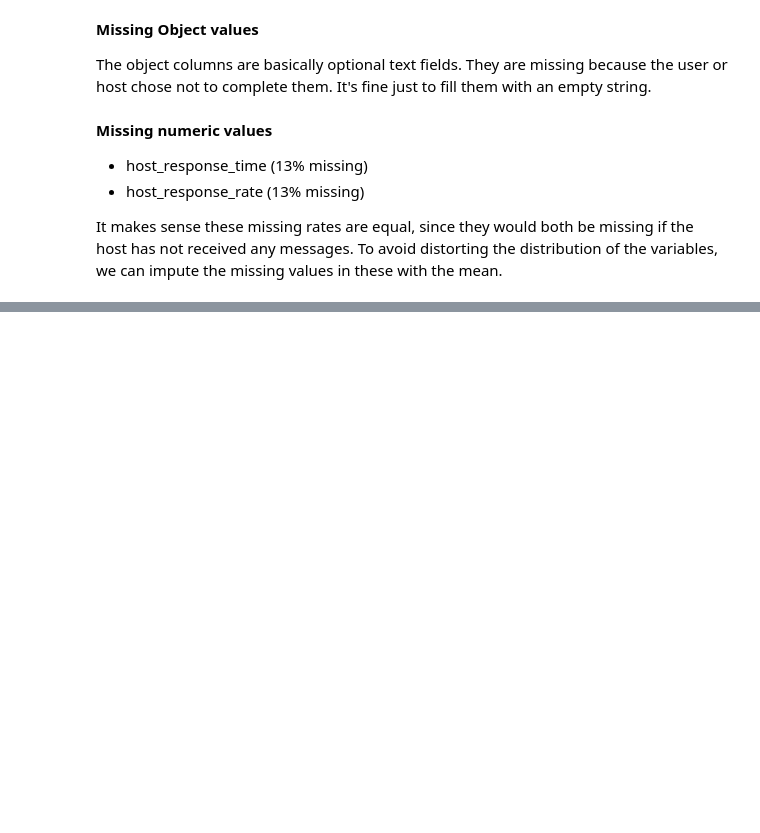
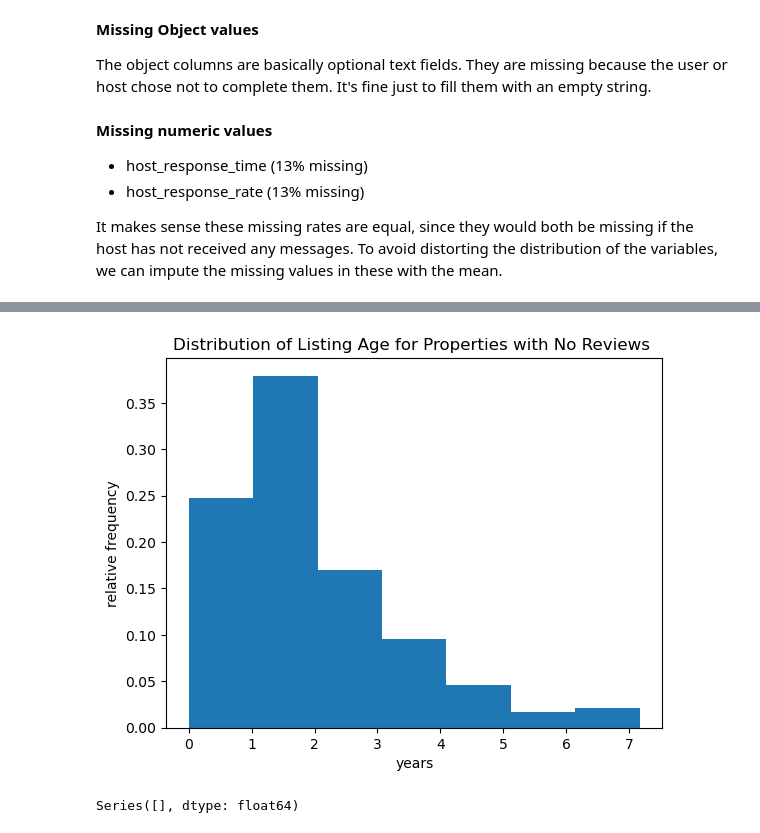
Before and after one commit to tristenwallace/boston_airbnb_CRISP-DM_analysis, a Jupyter notebook: src/explore.ipynb, the cells around one changed output, grey strips where cells are left out. Cells and saved outputs as stored; diff of their text form; code cells hidden in the pictures; blank space fills up the shorter version.

```diff
--- a/src/explore.ipynb
+++ b/src/explore.ipynb
@@ -354,3 +360,15 @@ for col in ['host_response_time','host_response_rate']:
+# %%
+plt.hist((clean_listings.query("number_of_reviews==0").host_since_deltaDays/365), density=True, bins=7)
+plt.title("Distribution of Listing Age for Properties with No Reviews ")
+plt.xlabel("years")
+plt.ylabel("relative frequency");
+# %% [output]
+[figure, added]
+# %%
+# Drop rows with missing reviews
+clean_listings.dropna(subset = ['review_scores_accuracy', 'review_scores_location', 'review_scores_value'], axis=0, inplace=True)
+# %% [output]
+Series([], dtype: float64)
 # %%
 # Test cleaned dataframes
 assert clean_reviews.duplicated().sum() == 0
```
Also changed, not shown: parts of 2 cells of this notebook.
